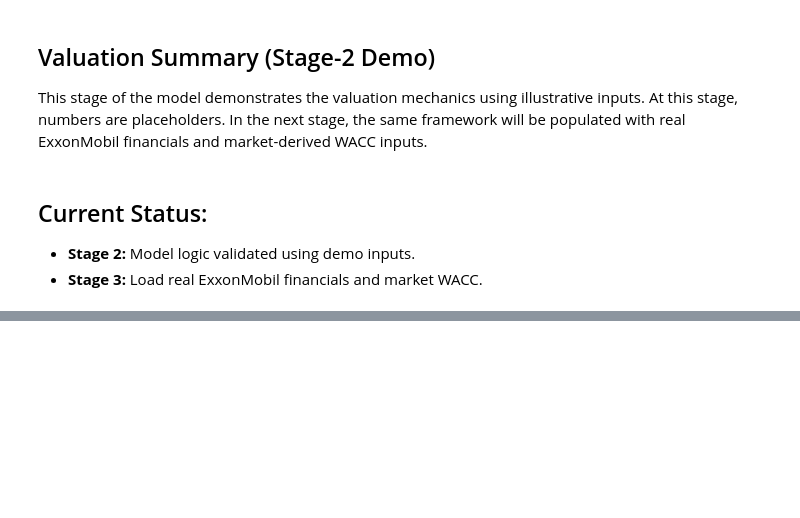
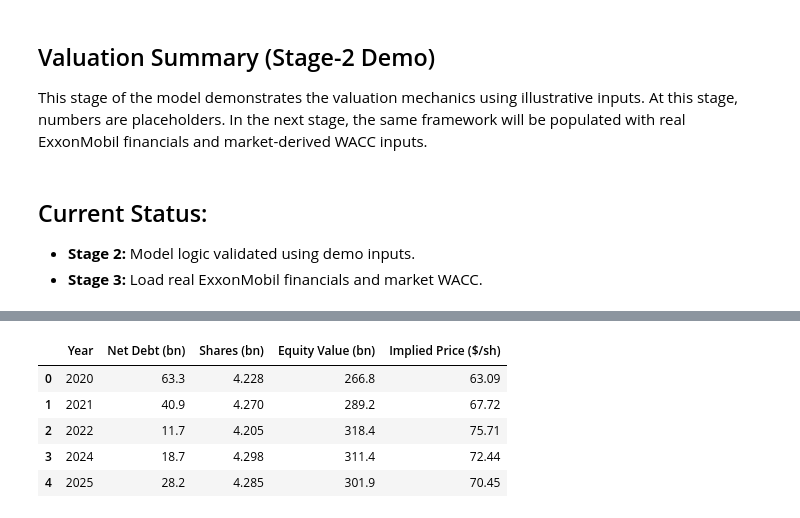
Before and after one commit to boztosunmelis-digi/exxonmobil-valuation, a Jupyter notebook: notebooks/valuation_demo.ipynb, the cells around one changed output, grey strips where cells are left out. Cells and saved outputs as stored; diff of their text form; code cells hidden in the pictures; blank space fills up the shorter version.

```diff
--- a/notebooks/valuation_demo.ipynb
+++ b/notebooks/valuation_demo.ipynb
@@ -239,0 +367,16 @@ This stage of the model demonstrates the valuation mechanics using illustrative
+# %%
+# --- Most recent capital structure data (as of Q3 2025) ---
+net_debt = 28.2         # bn USD - 42.0 bn debt minus 13.8 bn cash (Q3 2025) :contentReference[oaicite:14]{index=14}
+shares_outstanding = 4.285  # bn shares, common share count (Q3 2025) :contentReference[oaicite:15]{index=15}
+
+# Use enterprise value from real DCF
+ev_real = enterprise_value  # from earlier Stage 3 DCF block
+
+equity_value_bn = ev_real - net_debt
+implied_price = equity_value_bn / shares_outstanding
+
+print("Enterprise Value (EV):   ${:,.1f} bn".format(ev_real))
+print("Less: Net Debt:          ${:,.1f} bn".format(net_debt))
+print("Equity Value:            ${:,.1f} bn".format(equity_value_bn))
+print("Shares Outstanding:      {:.3f} bn".format(shares_outstanding))
+print("Implied Share Price:     ${:.2f} per share".format(implied_price))
@@ -239,0 +395,37 @@ This stage of the model demonstrates the valuation mechanics using illustrative
+# %%
+## OPTIONAL - Price sensitivity to historical capital structure
+
+# Historical snapshots from earlier table (bn USD & bn shares)
+history = {
+    2020: {"net_debt": 63.3, "shares": 4.228},
+    2021: {"net_debt": 40.9, "shares": 4.270},
+    2022: {"net_debt": 11.7, "shares": 4.205},
+    2023: {"net_debt": None, "shares": 4.052},  # net-debt driven by ratio; optional
+    2024: {"net_debt": 18.7, "shares": 4.298},
+    2025: {"net_debt": 28.2, "shares": 4.285}   # most recent
+}
+
+rows = []
+for yr, vals in history.items():
+    if vals["net_debt"] is None:
+        continue
+
+    eq_val = ev_real - vals["net_debt"]
+    price = eq_val / vals["shares"]
+
+    rows.append({
+        "Year": yr,
+        "Net Debt (bn)": vals["net_debt"],
+        "Shares (bn)": vals["shares"],
+        "Equity Value (bn)": round(eq_val, 1),
+        "Implied Price ($/sh)": round(price, 2)
+    })
+
+pd.DataFrame(rows)
+# %% [output]
+|  | Year | Net Debt (bn) | Shares (bn) | Equity Value (bn) | Implied Price ($/sh) |
+| 0 | 2020 | 63.3 | 4.228 | 266.8 | 63.09 |
+| 1 | 2021 | 40.9 | 4.270 | 289.2 | 67.72 |
+| 2 | 2022 | 11.7 | 4.205 | 318.4 | 75.71 |
+| 3 | 2024 | 18.7 | 4.298 | 311.4 | 72.44 |
+| 4 | 2025 | 28.2 | 4.285 | 301.9 | 70.45 |
```
Also changed, not shown: parts of 15 cells of this notebook, 1 other file.
